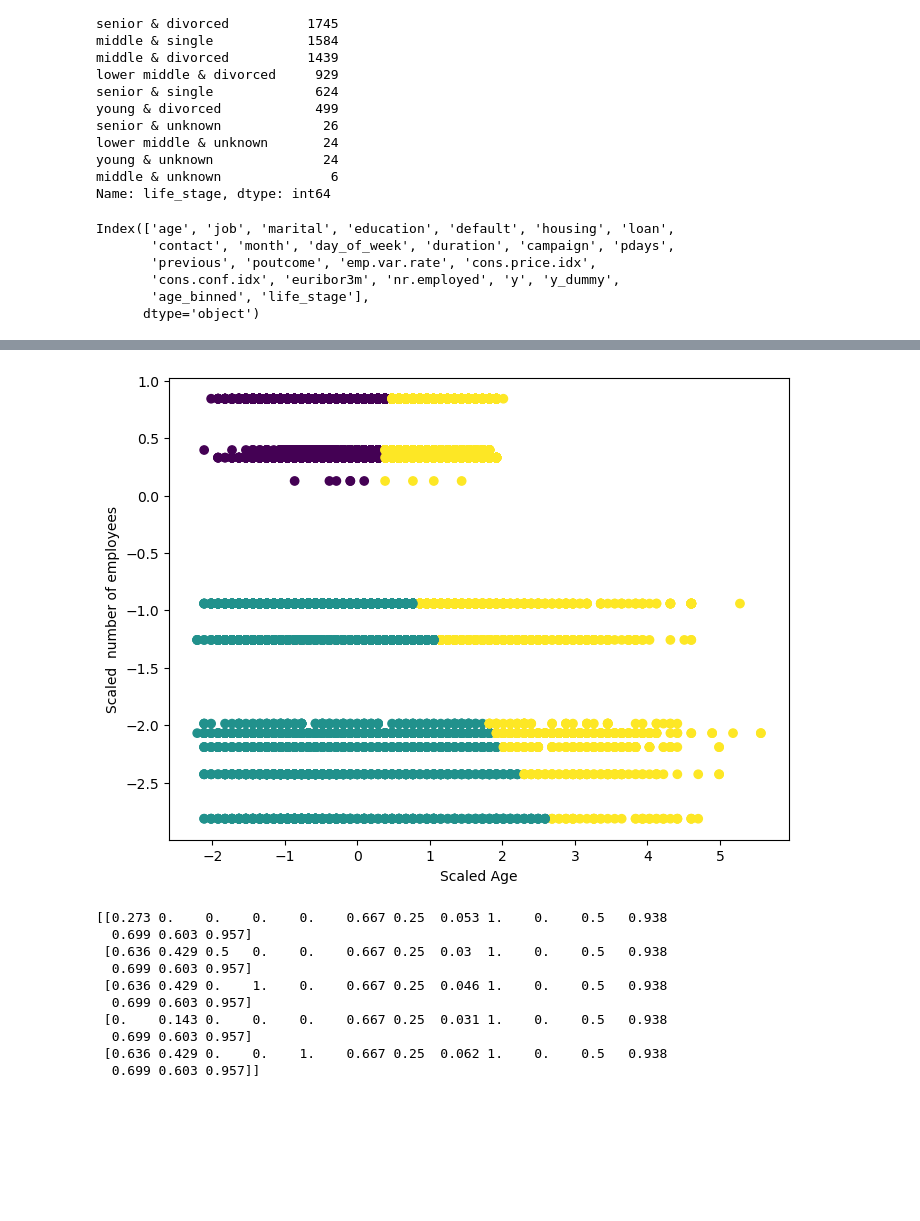
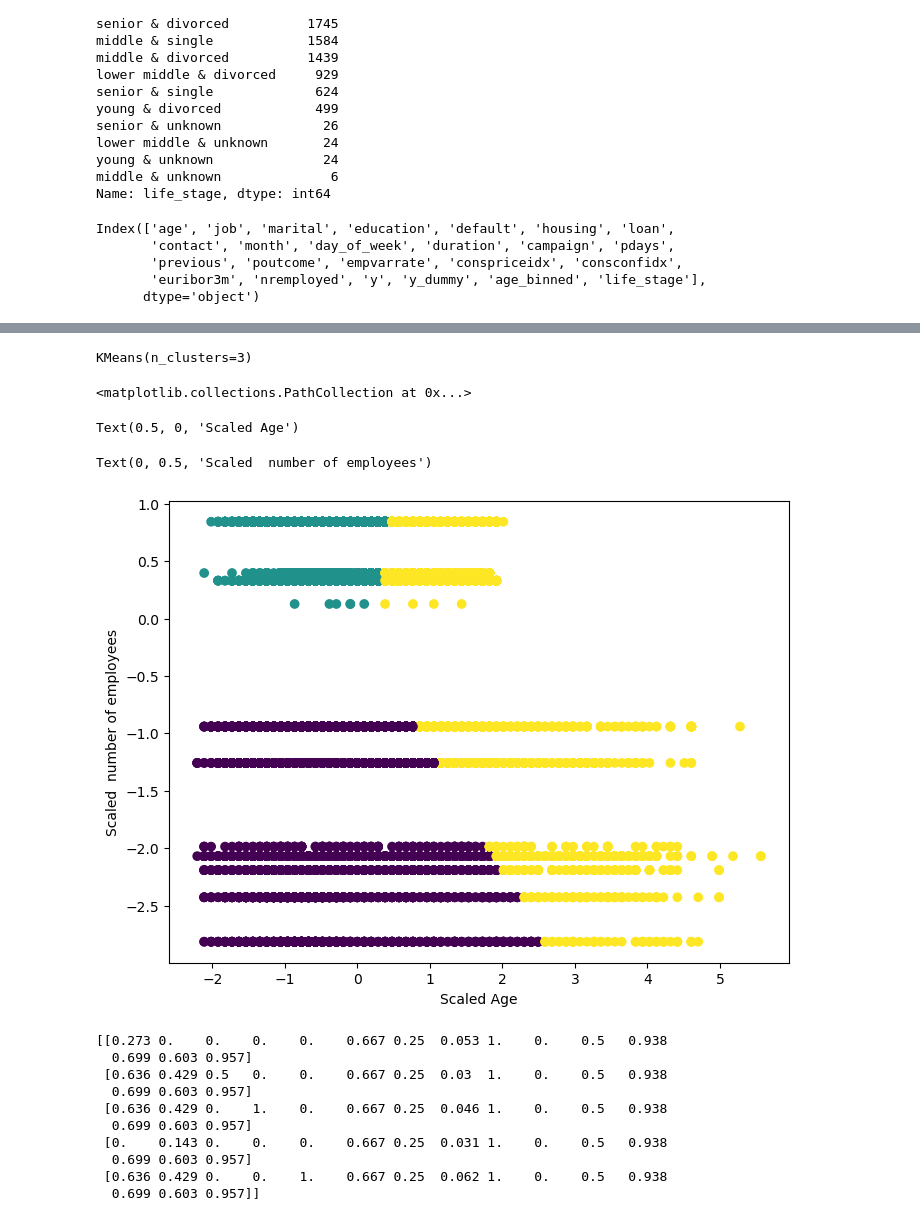
Before and after one commit to Zhanqiu-Guo/Bank_Marketing, a Jupyter notebook: EDA.ipynb, the cells around one changed output, grey strips where cells are left out. Cells and saved outputs as stored; diff of their text form; code cells hidden in the pictures; blank space fills up the shorter version.

```diff
--- a/EDA.ipynb
+++ b/EDA.ipynb
@@ -9,6 +10,8 @@ from pylab import plot, show
 %matplotlib inline
 # %%
 df_bank=pd.read_csv('bank-additional-full.csv', sep=';')
+df_bank.rename(columns = {'emp.var.rate':'empvarrate', 'cons.price.idx':'conspriceidx',
+                           'cons.conf.idx':'consconfidx','nr.employed':'nremployed'}, inplace = True)
 df_bank.info()
 # %% [output]
 <class 'pandas.core.frame.DataFrame'>
@@ -127,16 +135,15 @@ df_bank.columns
 # %% [output]
 Index(['age', 'job', 'marital', 'education', 'default', 'housing', 'loan',
        'contact', 'month', 'day_of_week', 'duration', 'campaign', 'pdays',
-       'previous', 'poutcome', 'emp.var.rate', 'cons.price.idx',
-       'cons.conf.idx', 'euribor3m', 'nr.employed', 'y', 'y_dummy',
-       'age_binned', 'life_stage'],
+       'previous', 'poutcome', 'empvarrate', 'conspriceidx', 'consconfidx',
+       'euribor3m', 'nremployed', 'y', 'y_dummy', 'age_binned', 'life_stage'],
       dtype='object')
 # %%
 from sklearn import preprocessing
 from sklearn import cluster
 import matplotlib.pyplot as plt
 #getting the pattern of particular age range employee
-combined_data = df_bank[['age','nr.employed']].values
+combined_data = df_bank[['age','nremployed']].values
 combined_data_scaled = preprocessing.scale(combined_data)
 
 # Applying KMeans algorithm
@@ -152,4 +160,8 @@ plt.show()
+KMeans(n_clusters=3)
+<matplotlib.collections.PathCollection at 0x...>
+Text(0.5, 0, 'Scaled Age')
+Text(0, 0.5, 'Scaled  number of employees')
-[figure, old version]
+[figure, new version]
 # %%
 #Consider some important features
 features_columns=['job','education', 'default', 'housing', 'loan',
```
Also changed, not shown: parts of 18 cells of this notebook, 7 other files.
